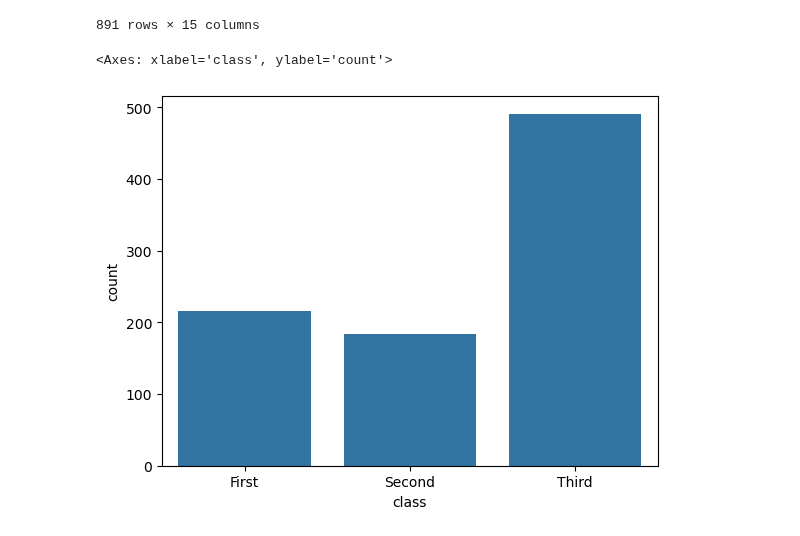
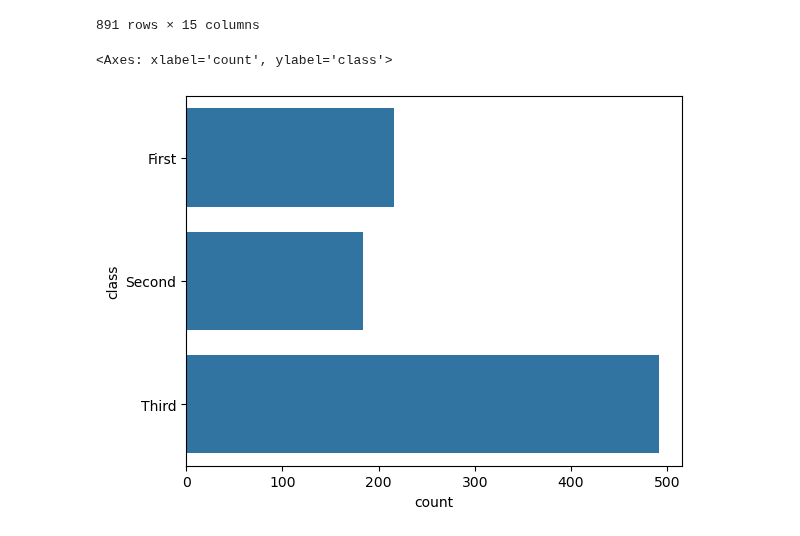
Before and after one commit to pyodolski/python-study, a Jupyter notebook: lab10.ipynb, the cells around one changed output. Saved outputs shown, nothing was run; the diff lists cells and outputs as text; code cells hidden in the pictures.

```diff
--- a/lab10.ipynb
+++ b/lab10.ipynb
@@ -41,7 +41,8 @@ titanic
 | 890 | 0 | 3 | male | 32.0 | 0 | 0 | 7.7500 | Q | Third | man | ... |
 891 rows × 15 columns
 # %%
-sns.countplot(x='class', data=titanic) # 빈도수
+# sns.countplot(x='class', data=titanic) # 빈도수
+sns.countplot(titanic['class'])
 # %% [output]
-<Axes: xlabel='class', ylabel='count'>
+<Axes: xlabel='count', ylabel='class'>
-[figure, old version]
+[figure, new version]
```
Also changed, not shown: parts of 17 cells of this notebook, 3 other files.
